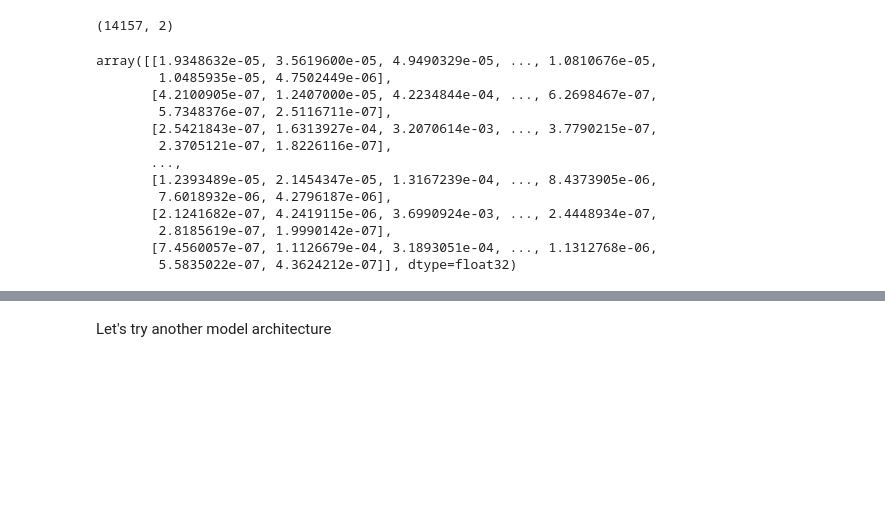
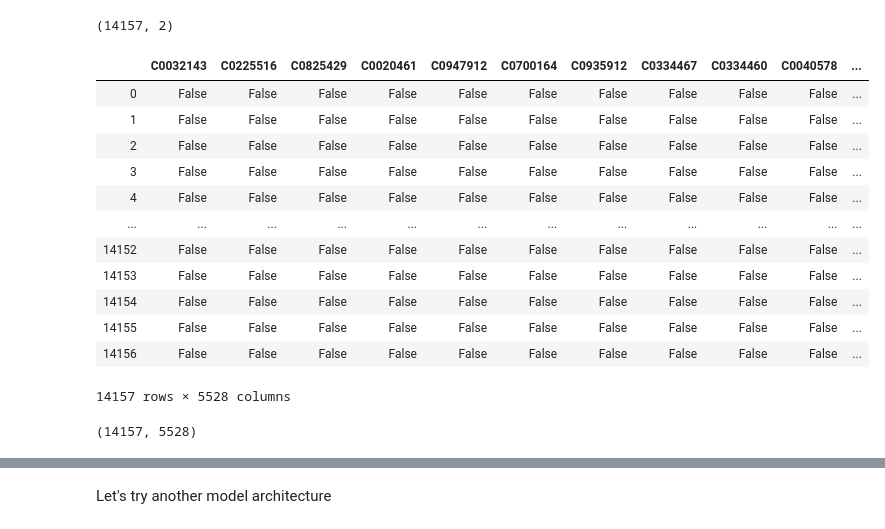
Before and after one commit to ionpetro/ImageCLEF-Medical-Caption-Task-2019, a Jupyter notebook: Image Classifier.ipynb, the cells around one changed output, grey strips where cells are left out. Saved outputs shown, nothing was run; the diff lists cells and outputs as text; code cells hidden in the pictures; blank space fills up the shorter version.

Commit message:
Add 0.16 threshold to predictions

```diff
--- a/Image Classifier.ipynb
+++ b/Image Classifier.ipynb
@@ -403,10 +405,7 @@ model = load_model('models/cnn_v1.h5')
 # %% [markdown]
 Trying to create the candidate and ground truth files
 # %%
-STEP_SIZE_VALID=valid_data_gen.n//valid_data_gen.batch_size
+# STEP_SIZE_VALID=valid_data_gen.n//valid_data_gen.batch_size
 
-valid_data_gen.reset()
-pred=model.predict(valid_data_gen,
-steps=STEP_SIZE_VALID,
-verbose=1)
+pred = model.predict(valid_data_gen, verbose=1)
 # %% [output]
@@ -419,19 +418,29 @@ pred.shape
 val_con.shape
 # %% [output]
 (14157, 2)
-# %%
-pred
-# %% [output]
-array([[1.9348632e-05, 3.5619600e-05, 4.9490329e-05, ..., 1.0810676e-05,
-        1.0485935e-05, 4.7502449e-06],
-       [4.2100905e-07, 1.2407000e-05, 4.2234844e-04, ..., 6.2698467e-07,
-        5.7348376e-07, 2.5116711e-07],
-       [2.5421843e-07, 1.6313927e-04, 3.2070614e-03, ..., 3.7790215e-07,
-        2.3705121e-07, 1.8226116e-07],
-       ...,
-       [1.2393489e-05, 2.1454347e-05, 1.3167239e-04, ..., 8.4373905e-06,
-        7.6018932e-06, 4.2796187e-06],
-       [2.1241682e-07, 4.2419115e-06, 3.6990924e-03, ..., 2.4448934e-07,
-        2.8185619e-07, 1.9990142e-07],
-       [7.4560057e-07, 1.1126679e-04, 3.1893051e-04, ..., 1.1312768e-06,
-        5.5835022e-07, 4.3624212e-07]], dtype=float32)
+# %%
+high_pred = (pred > 0.16)
+# %%
+pred_df = pd.DataFrame(high_pred)
+# %%
+pred_df.columns = classes
+# %%
+pred_df
+# %% [output]
+|  | C0032143 | C0225516 | C0825429 | C0020461 | C0947912 | C0700164 | C0935912 | C0334467 | C0334460 | C0040578 | ... |
+| 0 | False | False | False | False | False | False | False | False | False | False | ... |
+| 1 | False | False | False | False | False | False | False | False | False | False | ... |
+| 2 | False | False | False | False | False | False | False | False | False | False | ... |
+| 3 | False | False | False | False | False | False | False | False | False | False | ... |
+| 4 | False | False | False | False | False | False | False | False | False | False | ... |
+| ... | ... | ... | ... | ... | ... | ... | ... | ... | ... | ... | ... |
+| 14152 | False | False | False | False | False | False | False | False | False | False | ... |
+| 14153 | False | False | False | False | False | False | False | False | False | False | ... |
+| 14154 | False | False | False | False | False | False | False | False | False | False | ... |
+| 14155 | False | False | False | False | False | False | False | False | False | False | ... |
+| 14156 | False | False | False | False | False | False | False | False | False | False | ... |
+14157 rows × 5528 columns
+# %%
+pred_df.shape
+# %% [output]
+(14157, 5528)
```
Also changed, not shown: parts of 5 cells of this notebook.
